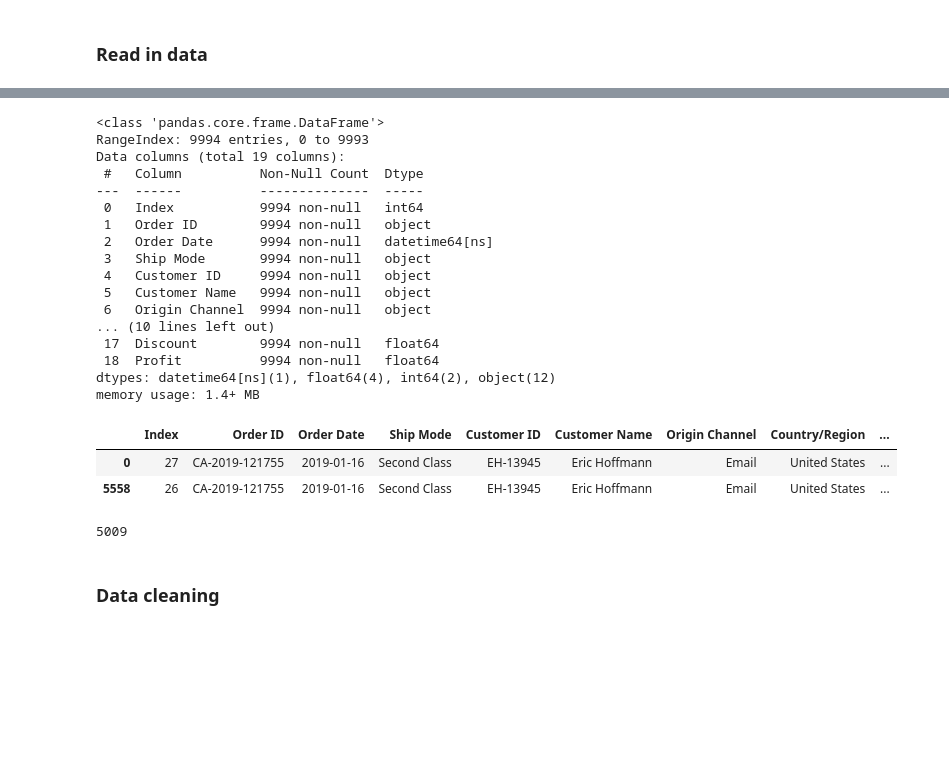
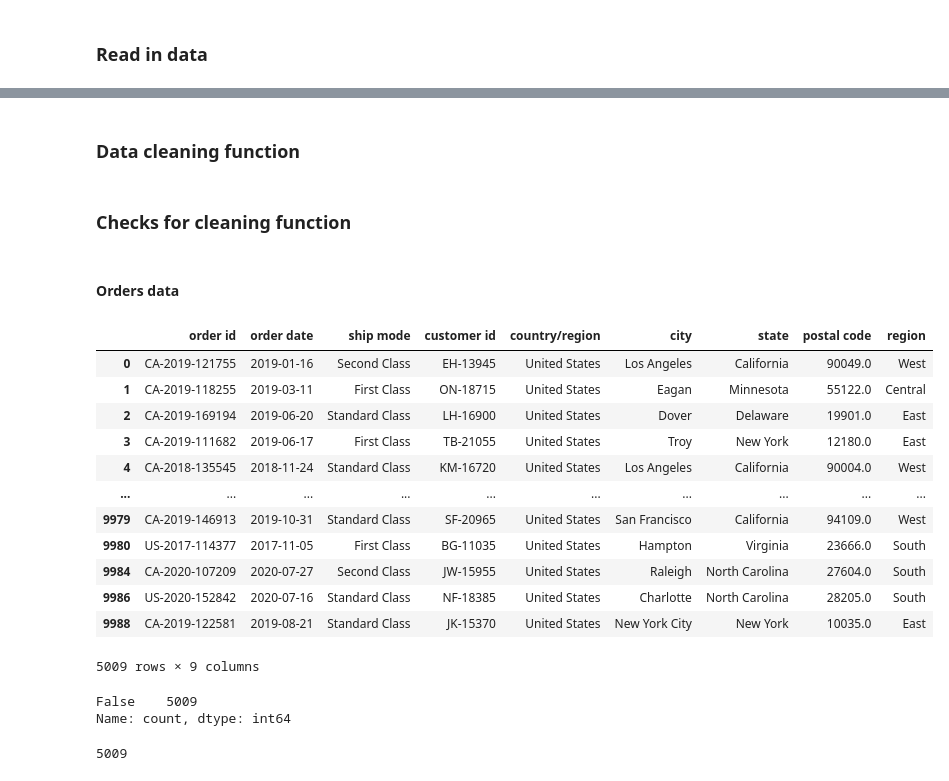
Before and after one commit to amandawang90-spec/neuefische-data-analysis-180825-muesli_eda_project, a Jupyter notebook: janina_working_file.ipynb, the cells around one changed output, grey strips where cells are left out. Drawn from its saved outputs; the diff is of its cells as text; code cells hidden in the pictures; blank space fills up the shorter version.

```diff
--- a/janina_working_file.ipynb
+++ b/janina_working_file.ipynb
@@ -42,35 +44,2 @@ df_interndata.head(2)
-# %%
-df.info()
-# %% [output]
-<class 'pandas.core.frame.DataFrame'>
-RangeIndex: 9994 entries, 0 to 9993
-Data columns (total 19 columns):
- #   Column          Non-Null Count  Dtype
----  ------          --------------  -----
- 0   Index           9994 non-null   int64
- 1   Order ID        9994 non-null   object
- 2   Order Date      9994 non-null   datetime64[ns]
- 3   Ship Mode       9994 non-null   object
- 4   Customer ID     9994 non-null   object
- 5   Customer Name   9994 non-null   object
- 6   Origin Channel  9994 non-null   object
-... (10 lines left out)
- 17  Discount        9994 non-null   float64
- 18  Profit          9994 non-null   float64
-dtypes: datetime64[ns](1), float64(4), int64(2), object(12)
-memory usage: 1.4+ MB
-# %%
-df[df["Order ID"]=="CA-2019-121755"]
-# %% [output]
-|  | Index | Order ID | Order Date | Ship Mode | Customer ID | Customer Name | Origin Channel | Country/Region | ... |
-| 0 | 27 | CA-2019-121755 | 2019-01-16 | Second Class | EH-13945 | Eric Hoffmann | Email | United States | ... |
-| 5558 | 26 | CA-2019-121755 | 2019-01-16 | Second Class | EH-13945 | Eric Hoffmann | Email | United States | ... |
-# %%
-df["Order ID"].nunique()
-# %% [output]
-5009
 # %% [markdown]
-### Data cleaning
+### Data cleaning function
-# %%
-def data_cleaning(df):
-    df.
@@ -76,0 +92,30 @@ def data_cleaning(df):
+# %% [markdown]
+### Checks for cleaning function
+# %% [markdown]
+#### Orders data
+# %%
+df_orders_1 = data_cleaning(df_orders,"orders")
+df_orders_1
+# %% [output]
+|  | order id | order date | ship mode | customer id | country/region | city | state | postal code | region |
+| 0 | CA-2019-121755 | 2019-01-16 | Second Class | EH-13945 | United States | Los Angeles | California | 90049.0 | West |
+| 1 | CA-2019-118255 | 2019-03-11 | First Class | ON-18715 | United States | Eagan | Minnesota | 55122.0 | Central |
+| 2 | CA-2019-169194 | 2019-06-20 | Standard Class | LH-16900 | United States | Dover | Delaware | 19901.0 | East |
+| 3 | CA-2019-111682 | 2019-06-17 | First Class | TB-21055 | United States | Troy | New York | 12180.0 | East |
+| 4 | CA-2018-135545 | 2018-11-24 | Standard Class | KM-16720 | United States | Los Angeles | California | 90004.0 | West |
+| ... | ... | ... | ... | ... | ... | ... | ... | ... | ... |
+| 9979 | CA-2019-146913 | 2019-10-31 | Standard Class | SF-20965 | United States | San Francisco | California | 94109.0 | West |
+| 9980 | US-2017-114377 | 2017-11-05 | First Class | BG-11035 | United States | Hampton | Virginia | 23666.0 | South |
+| 9984 | CA-2020-107209 | 2020-07-27 | Second Class | JW-15955 | United States | Raleigh | North Carolina | 27604.0 | South |
+| 9986 | US-2020-152842 | 2020-07-16 | Standard Class | NF-18385 | United States | Charlotte | North Carolina | 28205.0 | South |
+| 9988 | CA-2019-122581 | 2019-08-21 | Standard Class | JK-15370 | United States | New York City | New York | 10035.0 | East |
+5009 rows × 9 columns
+# %%
+df_orders_1.duplicated().value_counts()
+# %% [output]
+False    5009
+Name: count, dtype: int64
+# %%
+df_orders_1["order id"].nunique()
+# %% [output]
+5009
```
Also changed, not shown: parts of 48 cells of this notebook.
